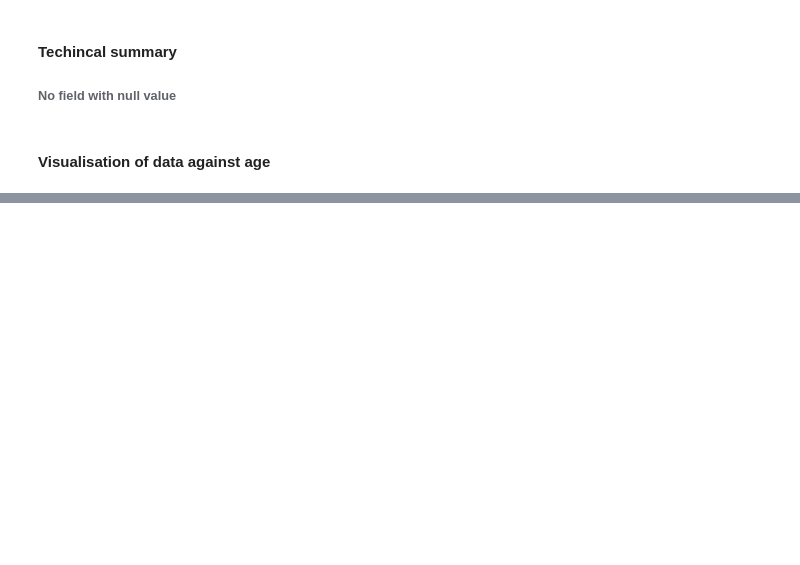
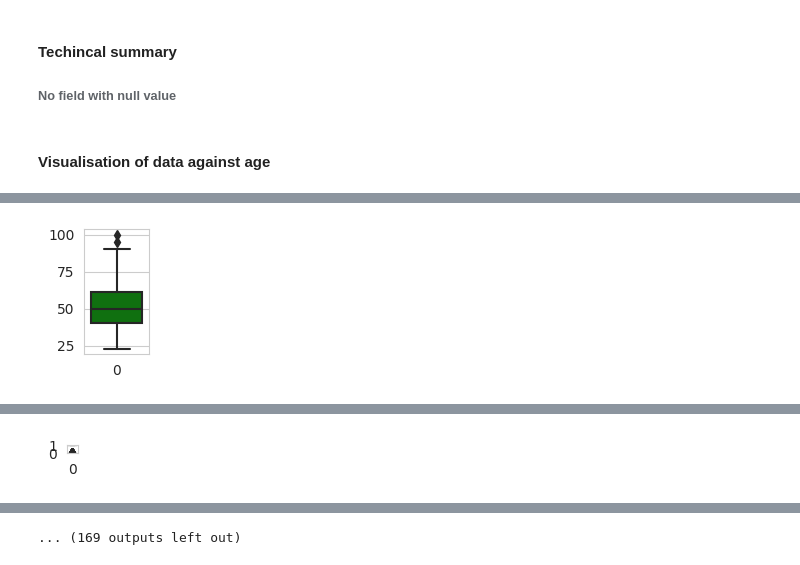
Before and after one commit to monyorojoseph/DS-Bootcamp, a Jupyter notebook: kaggle/heart_disease.ipynb, the cells around one changed output, grey strips where cells are left out. Drawn from its saved outputs; the diff is of its cells as text; code cells hidden in the pictures; blank space fills up the shorter version.

Commit message:
visualisation with heatmap and boxplot

```diff
--- a/kaggle/heart_disease.ipynb
+++ b/kaggle/heart_disease.ipynb
@@ -80,3 +142,14 @@ heart_disease_df.describe()
 # heart_disease_df['age'] = heart_disease_df['Age'].astype(int)
 # heart_disease_df[["Chest pain", "Drug use"]].plot(x='age', subplots=True, layout=(2,2), figsize=(10,10))
 # plt.show()
+# %%
+num_of_cols = 36
+l = heart_disease_df.corr(numeric_only=True).columns.values
+plt.figure(figsize=(num_of_cols, 2*num_of_cols))
+for i in range(num_of_cols):
+    plt.subplot(num_of_cols + 1, num_of_cols, i+1)
+    sns.set_style('whitegrid')
+    sns.boxplot(heart_disease_df[l[i]], color='green', orient='v')
+#     plt.tight_layout()
+    plt.show()
+# %% [output]
@@ -82,0 +161 @@ heart_disease_df.describe()
+[figure, added]
@@ -82,0 +166 @@ heart_disease_df.describe()
+[figure, added]
@@ -82,0 +168 @@ heart_disease_df.describe()
+... (169 outputs left out)
```
Also changed, not shown: parts of 19 cells of this notebook.
